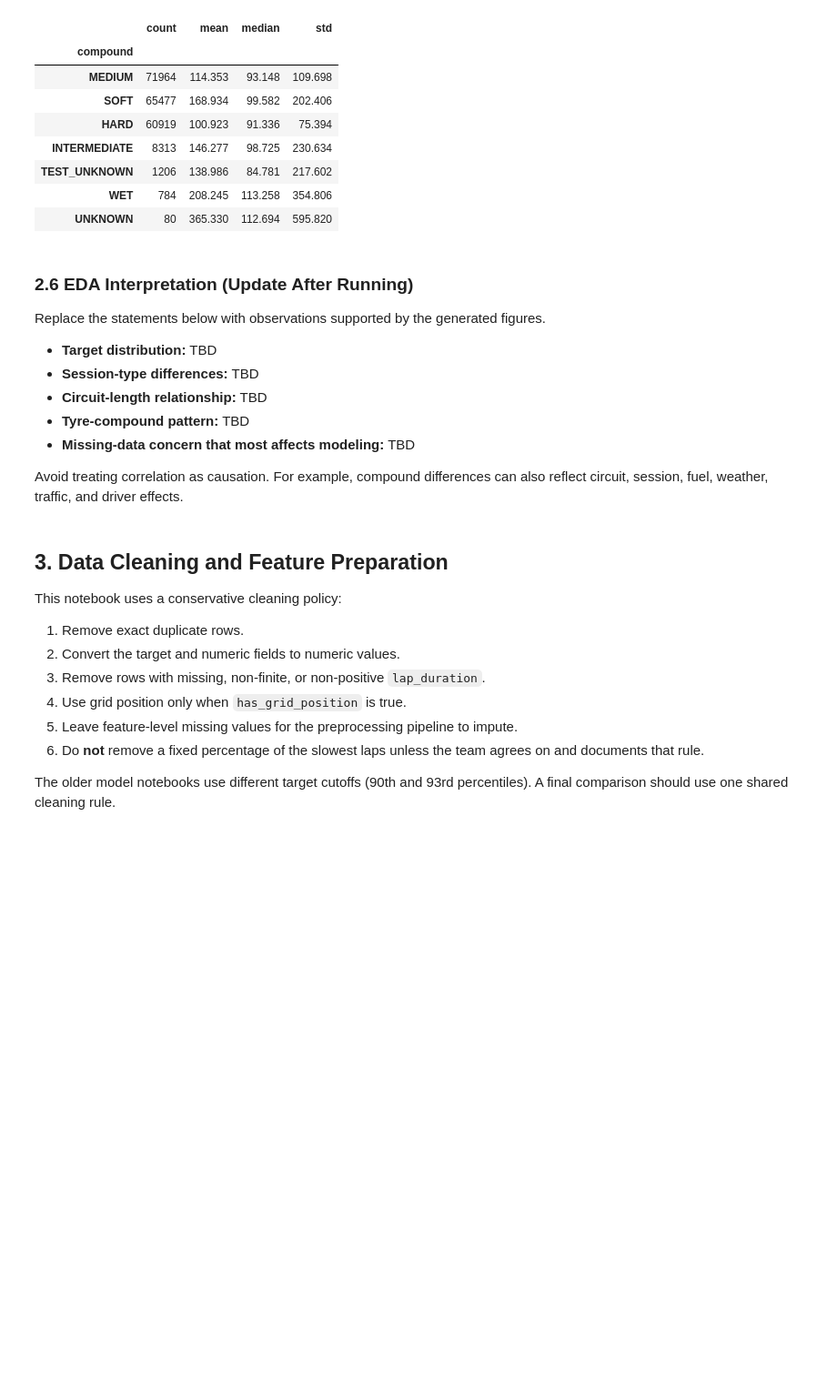
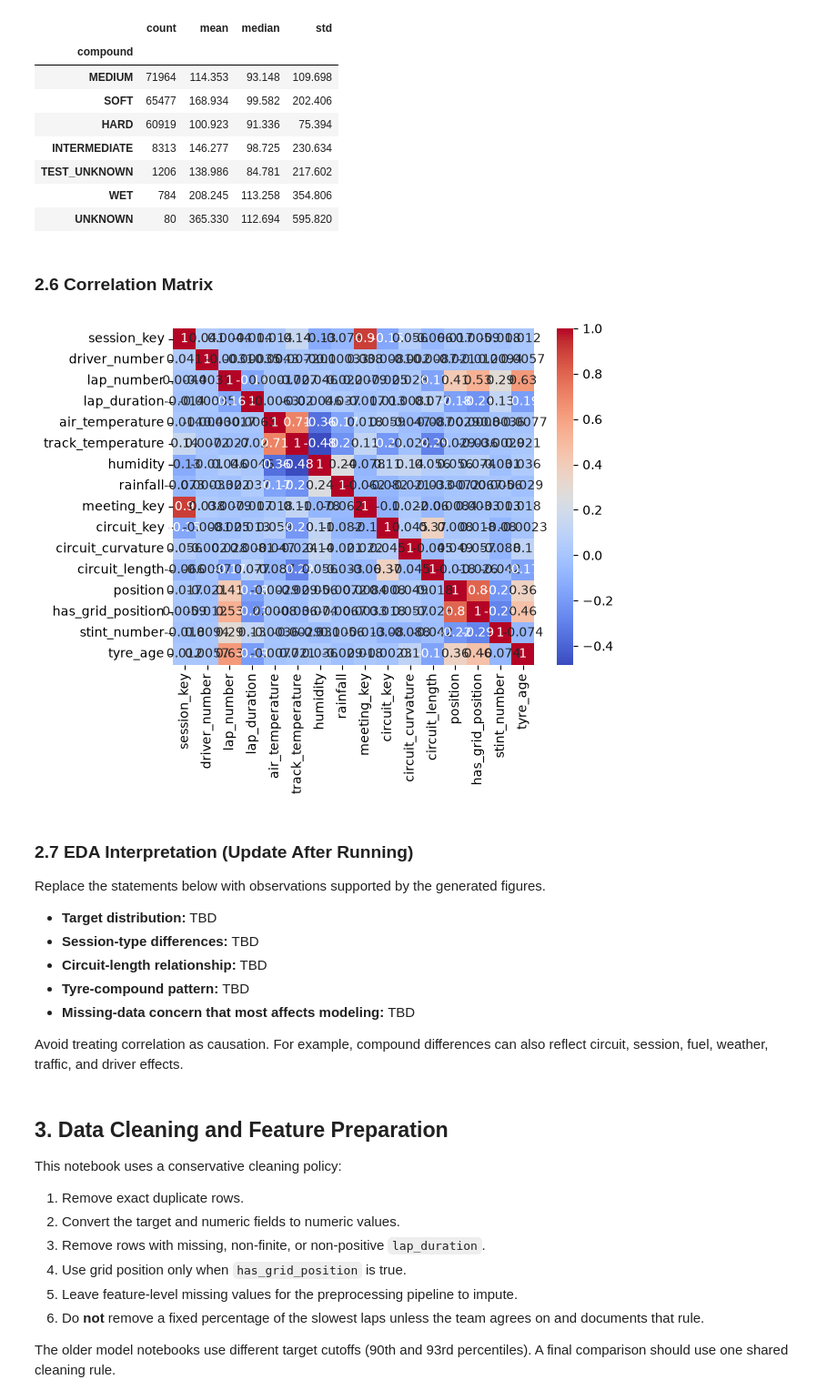
Before and after one commit to Sean-Staszewski/F1-Grand-Prix-Predictor, a Jupyter notebook: Project_Notebook_Results.ipynb, the cells around one changed output. Shown at 91% size. Saved outputs shown, nothing was run; the diff lists cells and outputs as text; code cells hidden in the pictures; blank space fills up the shorter version.

Commit message:
Heatmap included. Uses hosted dataset

```diff
--- a/Project_Notebook_Results.ipynb
+++ b/Project_Notebook_Results.ipynb
@@ -77,19 +78,22 @@ RUN_MODELS = False
 # %% [markdown]
 ### 1.1 Load the Master Dataset
 # %%
-DATA_PATH_CANDIDATES = [
-    Path("Master.json"),
-    Path("/content/Master.json"),  # convenient when running in Google Colab
-]
+try:
+    df_raw = pd.read_json("https://meechai.me/Master.zip")
+except:
+    DATA_PATH_CANDIDATES = [
+        Path("Master.json"),
+        Path("/content/Master.json"),  # convenient when running in Google Colab
+    ]
 
-data_path = next((path for path in DATA_PATH_CANDIDATES if path.exists()), None)
-if data_path is None:
-    raise FileNotFoundError(
-        "Master.json was not found. Run this notebook from the repository root "
-        "or upload Master.json to the Colab session."
-    )
+    data_path = next((path for path in DATA_PATH_CANDIDATES if path.exists()), None)
+    if data_path is None:
+        raise FileNotFoundError(
+            "Master.json was not found. Run this notebook from the repository root "
+            "or upload Master.json to the Colab session."
+        )
 
-df_raw = pd.read_json(data_path)
-print(f"Loaded {len(df_raw):,} rows and {df_raw.shape[1]} columns from {data_path}.")
+    df_raw = pd.read_json(data_path)
+    print(f"Loaded {len(df_raw):,} rows and {df_raw.shape[1]} columns from {data_path}.")
 display(df_raw.head())
 # %% [output]
@@ -400,8 +404,19 @@ else:
 | TEST_UNKNOWN | 1206 | 138.986 | 84.781 | 217.602 |
 | WET | 784 | 208.245 | 113.258 | 354.806 |
 | UNKNOWN | 80 | 365.330 | 112.694 | 595.820 |
+# %% [markdown]
+### 2.6 Correlation Matrix
+# %%
+numerical_features = ["air_temperature", "track_temperature", "humidity",
+                      "rainfall", "position", "has_grid_position",
+                      "tyre_age", "stint_number", "lap_number",
+                      "circuit_curvature", "circuit_length"
+                      ]
+ax = sns.heatmap(df_raw.corr(numeric_only=True), annot=True, cmap="coolwarm")
+# %% [output]
+[figure, added]
 # %% [markdown]
-### 2.6 EDA Interpretation (Update After Running)
+### 2.7 EDA Interpretation (Update After Running)
 
 Replace the statements below with observations supported by the generated figures.
 
```
Also changed, not shown: parts of 15 cells of this notebook.
